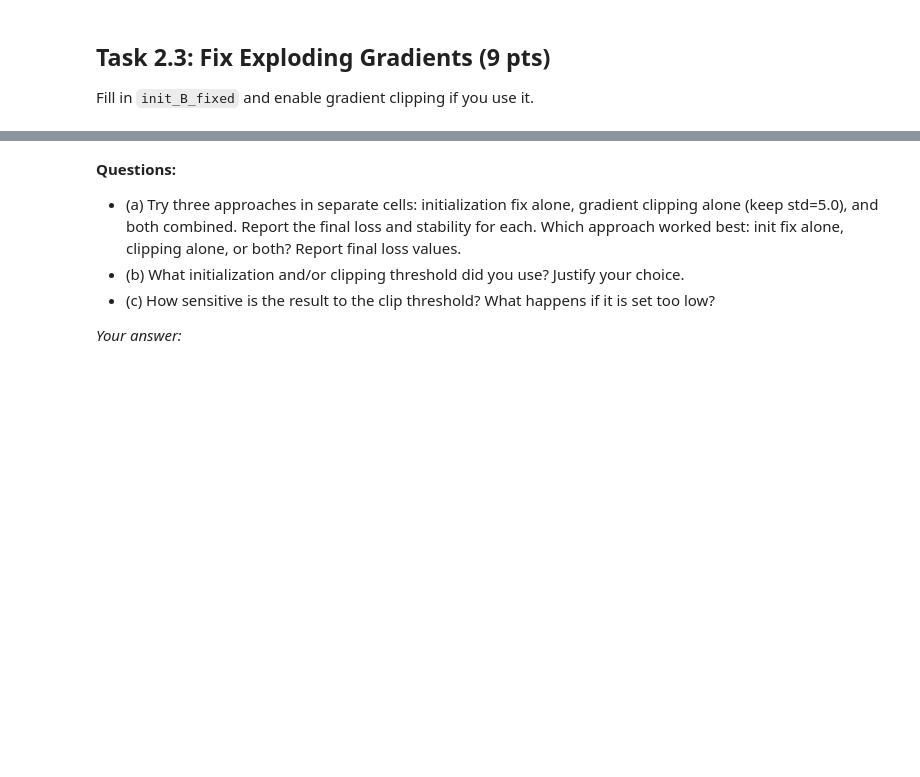
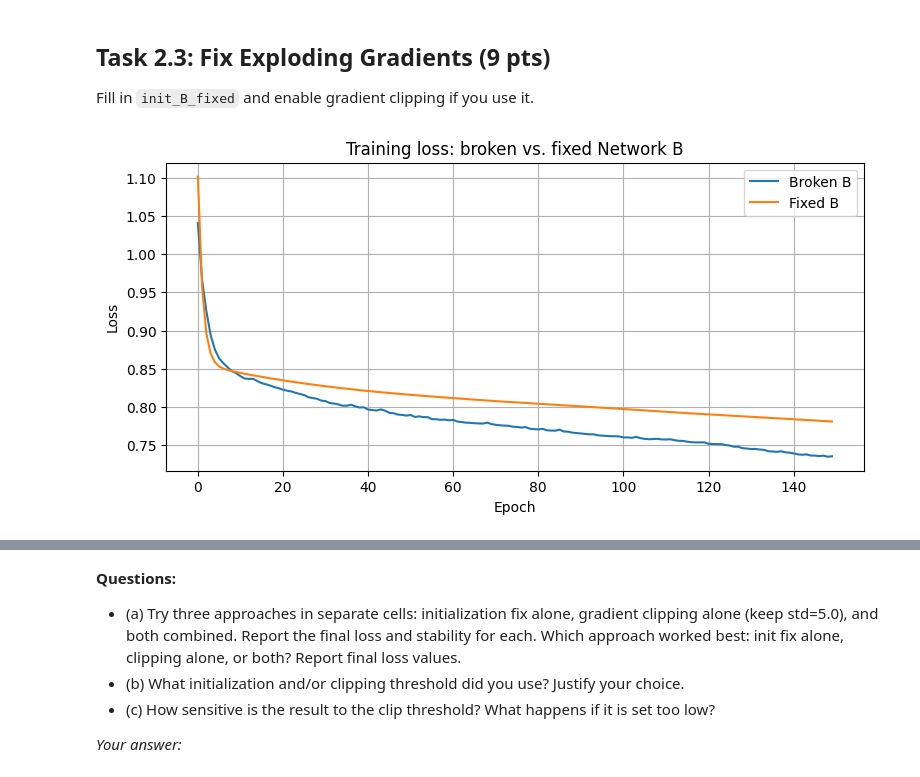
Before and after one commit to trishaguarin/Laboratory-2-Linear-Models, a Jupyter notebook: DEEPLRN_Lab02_LinearNN.ipynb, the cells around one changed output, grey strips where cells are left out. Saved outputs shown, nothing was run; the diff lists cells and outputs as text; code cells hidden in the pictures; blank space fills up the shorter version.

```diff
--- a/DEEPLRN_Lab02_LinearNN.ipynb
+++ b/DEEPLRN_Lab02_LinearNN.ipynb
@@ -535,3 +612,50 @@ print("Fixed  B final loss:", hist_fixed_B[-1])
 Fill in `init_B_fixed` and enable gradient clipping if you use it.
 # %%
 # Task 2.3  -- iniitialization fix alone
+import torch, torch.nn as nn, matplotlib.pyplot as plt
+
+torch.manual_seed(0)
+
+def init_B_fixed(layer):
+    # TODO: replace with a better initialization
+    nn.init.normal_(layer.weight, std=2.5)
+    nn.init.zeros_(layer.bias)
+
+def train_net_fixed_B(net, epochs=150, lr=0.01, clip_value=None):
+    opt       = torch.optim.SGD(net.parameters(), lr=lr)
+    criterion = nn.MSELoss()
+    history   = []
+    for _ in range(epochs):
+        opt.zero_grad()
+        loss = criterion(net(X_data), y_data)
+        if torch.isnan(loss):
+            history.append(float("nan"))
+            break
+        loss.backward()
+        if clip_value is not None:
+            # TODO: uncomment and complete this line if you use gradient clipping
+            # torch.nn.utils.clip_grad_norm_(net.parameters(), clip_value)
+            pass
+        opt.step()
+        history.append(loss.item())
+    return history
+
+torch.manual_seed(0)
+hist_broken_B = train_net(build_net(10, init_B,       nn.Sigmoid), lr=0.01)
+hist_fixed_B  = train_net_fixed_B(build_net(10, init_B_fixed, nn.Sigmoid),
+                                   lr=0.01, clip_value=1)
+
+plt.figure(figsize=(9, 4))
+plt.plot(hist_broken_B, label="Broken B")
+plt.plot(hist_fixed_B,  label="Fixed B")
+plt.xlabel("Epoch")
+plt.ylabel("Loss")
+plt.title("Training loss: broken vs. fixed Network B")
+plt.legend()
+plt.grid(True)
+plt.show()
+
+print("Broken B final loss:", hist_broken_B[-1])
+print("Fixed  B final loss:", hist_fixed_B[-1])
+# %% [output]
+[figure, added]
```
Also changed, not shown: parts of 23 cells of this notebook.
